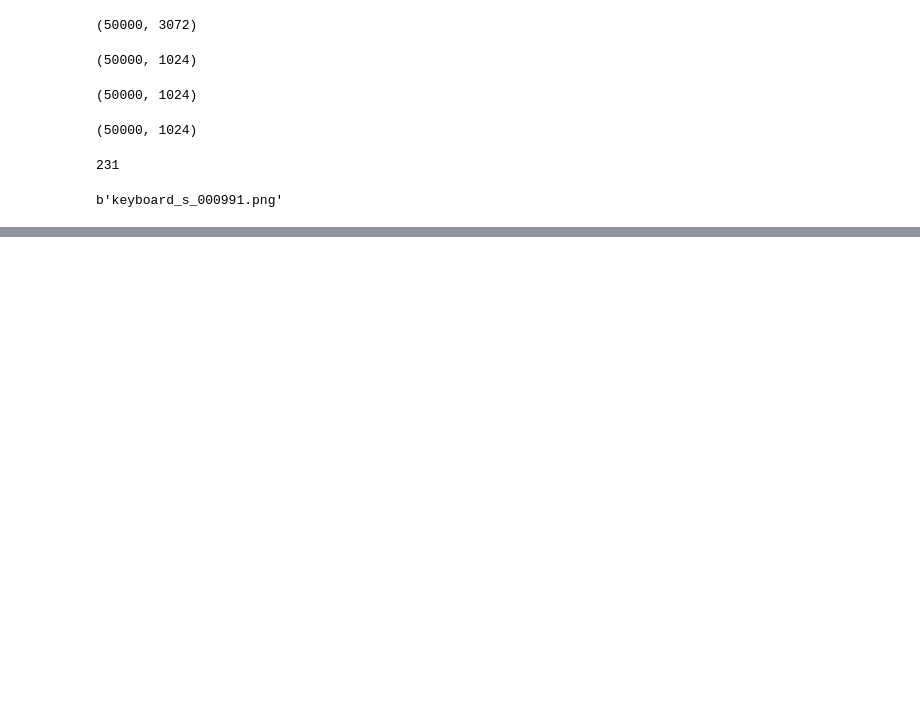
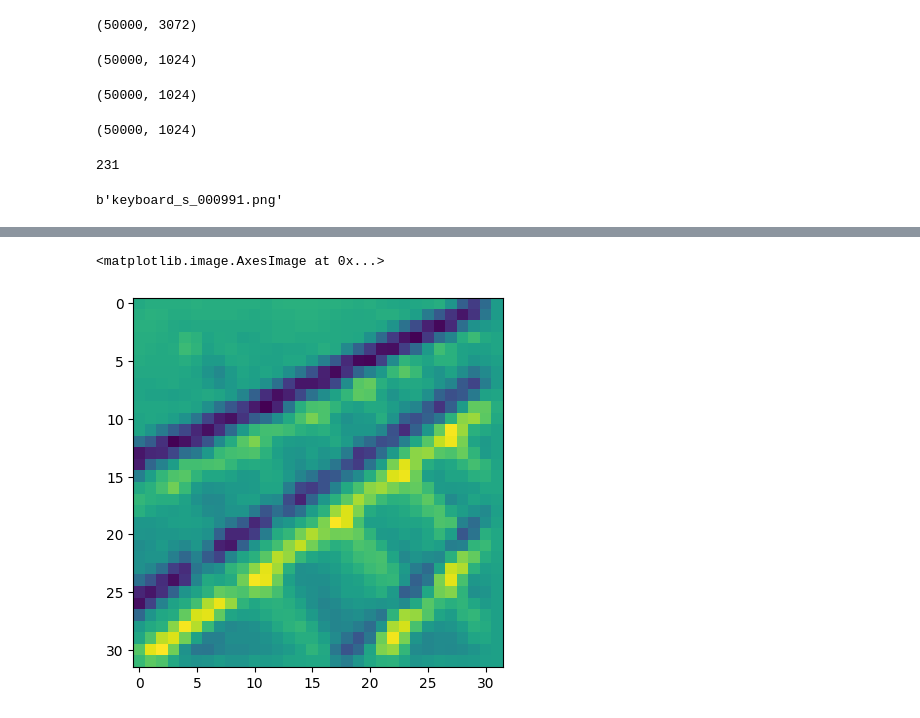
Before and after one commit to mihribanyvs/Colorization, a Jupyter notebook: first_file.ipynb, the cells around one changed output, grey strips where cells are left out. Cells and saved outputs as stored; diff of their text form; code cells hidden in the pictures; blank space fills up the shorter version.

```diff
--- a/first_file.ipynb
+++ b/first_file.ipynb
@@ -69,0 +105,5 @@ plt.imshow(img0_array, cmap ='gray', vmin=0, vmax = 255)
+# %%
+plt.imshow(img0_array[:,:,2])
+# %% [output]
+<matplotlib.image.AxesImage at 0x...>
+[figure, added]
```
Also changed, not shown: parts of 8 cells of this notebook.
